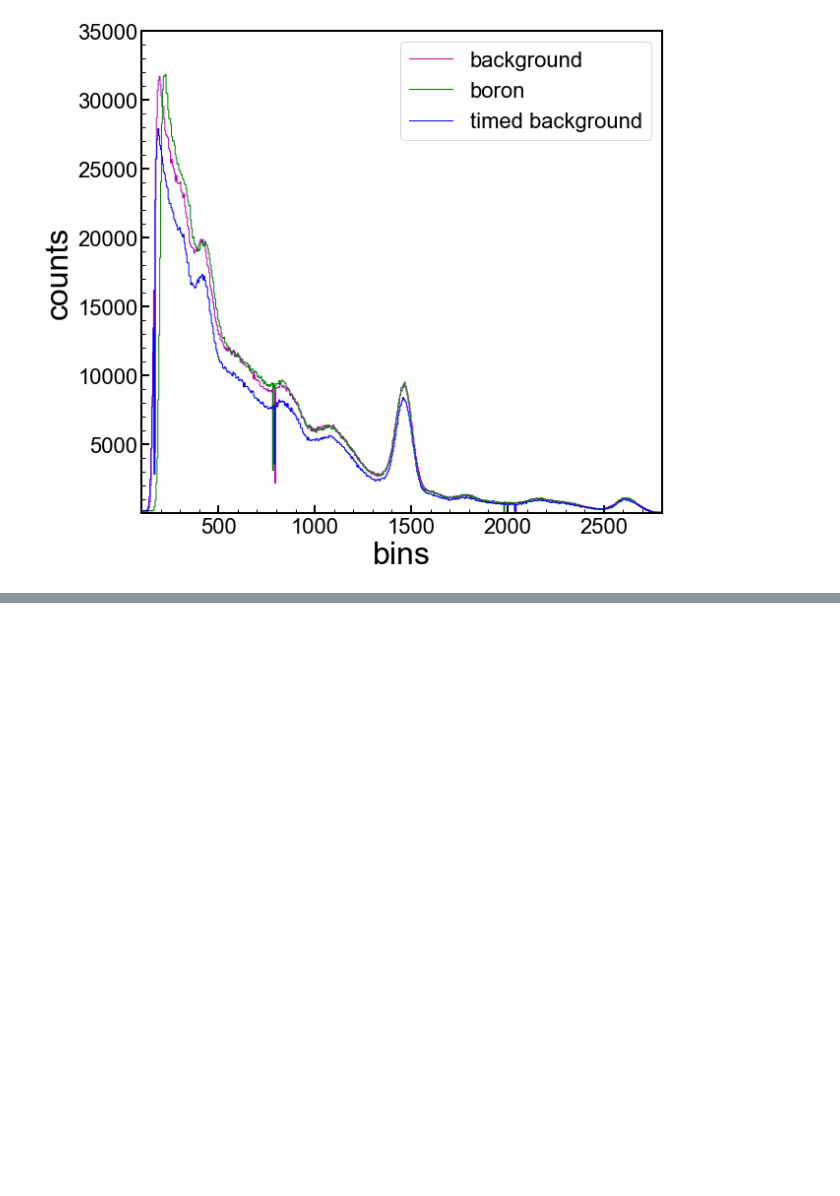
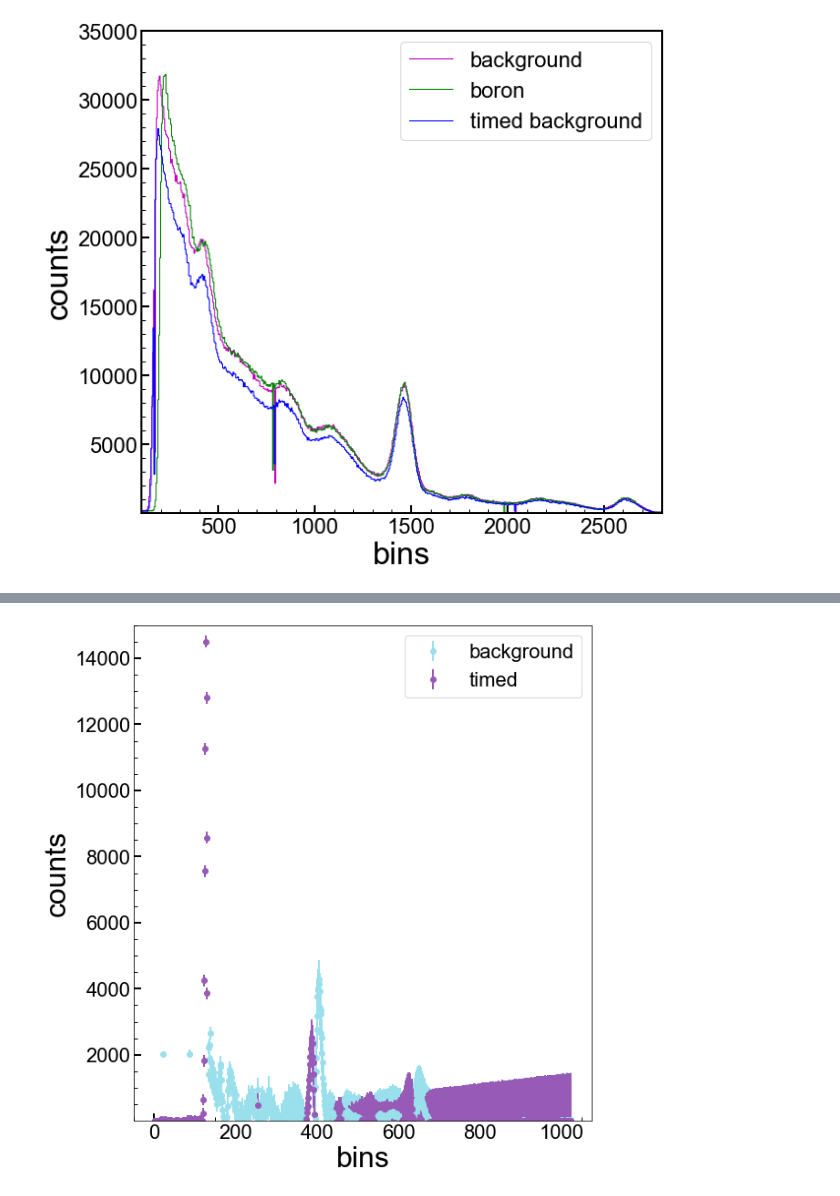
Before and after one commit to villano-lab/Boron-Absorption, a Jupyter notebook: therm-neut-meas/spectral-subtraction_AK.ipynb, the cells around one changed output, grey strips where cells are left out. Saved outputs shown, nothing was run; the diff lists cells and outputs as text; code cells hidden in the pictures; blank space fills up the shorter version.

Commit message:
Update spectral-subtraction_AK.ipynb
Updated plot, but still missing subtraction.

```diff
--- a/therm-neut-meas/spectral-subtraction_AK.ipynb
+++ b/therm-neut-meas/spectral-subtraction_AK.ipynb
@@ -420,9 +420,9 @@ plt.show()
 # %%
 #import sqrt
 from math import sqrt
-#bin by bin subrtaction bknd and tbknd
-nbins = np.sqrt((bknd_bins)-(tbknd_bins))
-print (nbins)
-sigma_bins = np.sqrt(((tbknd_bins)**2)+((bknd_bins)**2))
-print (sigma_bins)
+#subrtaction boron and tbknd
+sbtr_tboron_cnts=(tbknd_cnts)-(boron_cnts)
+print (sbtr_tboron_cnts)
+tboron_sigma_bins = np.sqrt(((tbknd_bins)**2)+((boron_bins)**2))
+print (tboron_sigma_bins)
 # %% [output]
@@ -480,9 +432,9 @@ plt.show()
 # %%
 #import sqrt
 from math import sqrt
-#bin by bin subrtaction boron and tbknd
-boron_nbins=np.sqrt((boron_bins)-(tbknd_bins))
-print (boron_nbins)
-boron_sigma_bins = np.sqrt(((tbknd_bins)**2)+((boron_bins)**2))
+#subrtaction bknd and boron
+sbtr_boron_cnts=((boron_cnts)-(bknd_cnts))
+print (sbtr_boron_cnts)
+boron_sigma_bins = np.sqrt(((bknd_bins)**2)+((boron_bins)**2))
 print (boron_sigma_bins)
 # %% [output]
@@ -599,0 +444,31 @@ plt.show()
+# %%
+#plot for bknd/boron subtraction
+import matplotlib.pyplot as plt
+
+#ymin = 1.00
+#ymax = 30000.00
+
+#xmin = 100.00
+#xmax = 1200.00
+
+#create error bars
+y=(sbtr_boron_cnts)
+x=(bknd_bins)
+y_error_bknd = (boron_sigma_bins)
+
+y1=(sbtr_tboron_cnts)
+x1=(tbknd_bins)
+y_error_tbknd=(tboron_sigma_bins)
+
+plt.figure(figsize=(9,10))
+plt.xlabel('bins')
+plt.ylabel('counts')
+plt.ylim([1,15000])
+#plt.plot([x,y], color='green')
+#plt.plot([x1,y1], color='red')
+plt.errorbar(x, y, yerr = y_error_bknd, fmt='o', color=blue, label='background')
+plt.errorbar(x1, y1, yerr = y_error_tbknd, fmt='o', color=purple,label='timed')
+plt.legend()
+plt.show()
+# %% [output]
+[figure, added]
```
Also changed, not shown: parts of 7 cells of this notebook.
